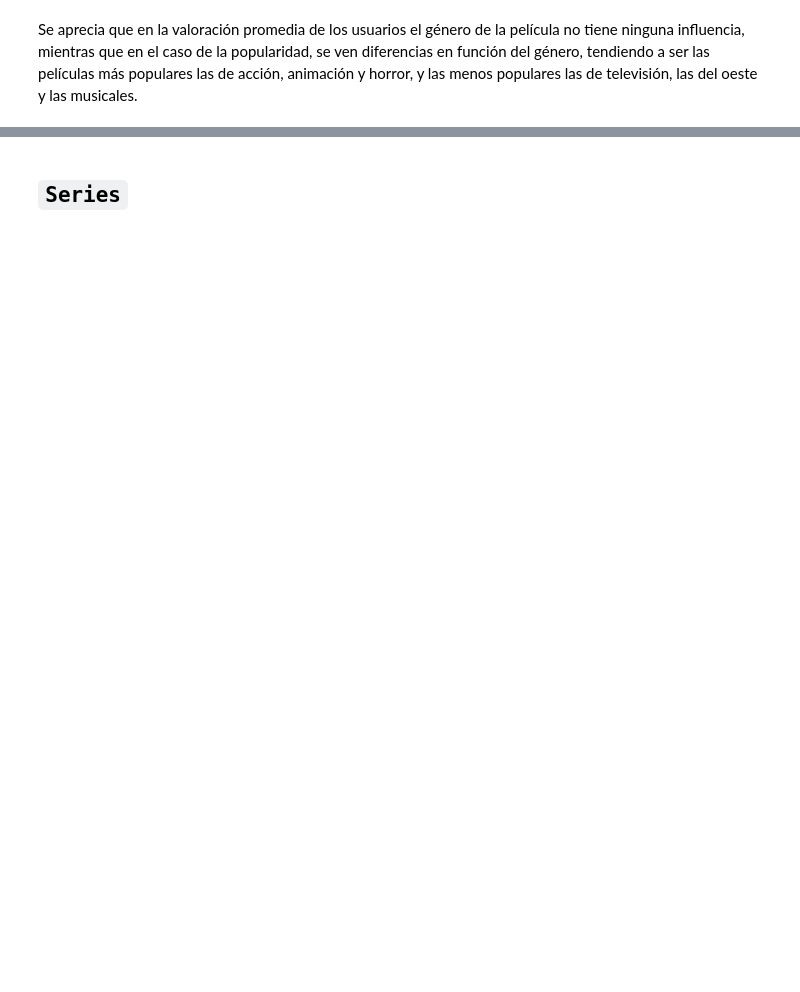
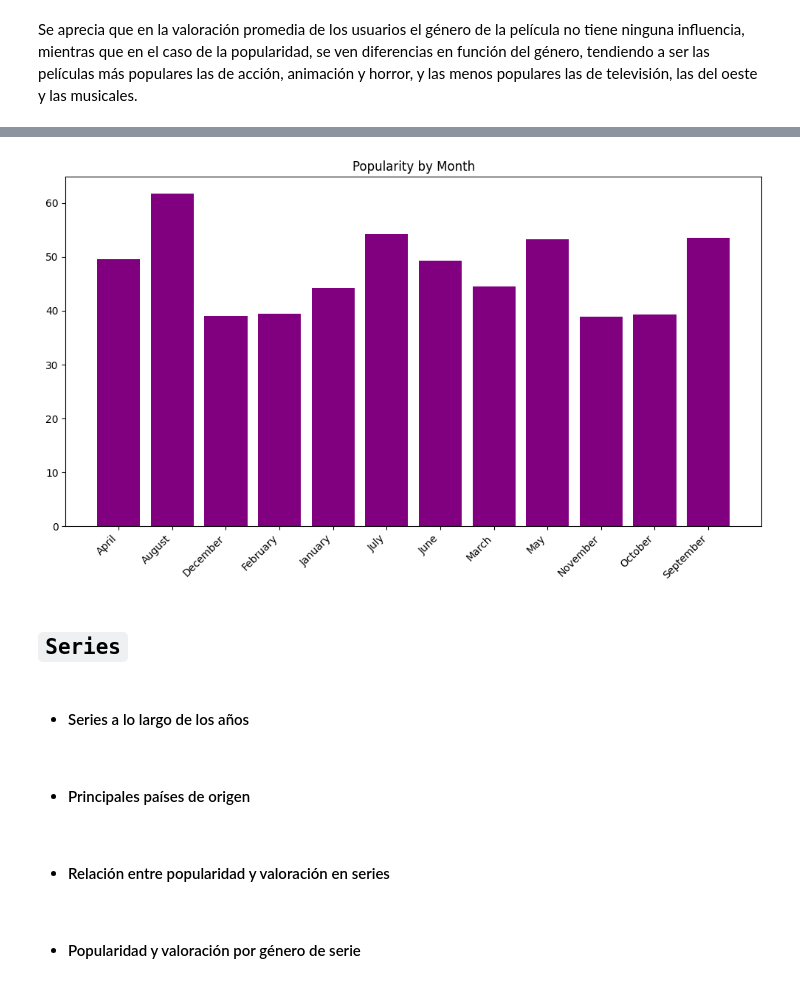
Before and after one commit to Jimme7/EDA-Films, a Jupyter notebook: src/Notebooks/Analysis_and_Visualizations.ipynb, the cells around one changed output, grey strips where cells are left out. Saved outputs shown, nothing was run; the diff lists cells and outputs as text; code cells hidden in the pictures; blank space fills up the shorter version.

```diff
--- a/src/Notebooks/Analysis_and_Visualizations.ipynb
+++ b/src/Notebooks/Analysis_and_Visualizations.ipynb
@@ -180,2 +182,25 @@ Se aprecia que en la valoración promedia de los usuarios el género de la pelí
+# %%
+films_by_month = films.groupby(by= 'release_month')[['popularity']].mean()
+# %%
+
+
+plt.figure(figsize=(10, 6))
+plt.bar(films_by_month.index, films_by_month['popularity'], label='Popularity', color='purple')
+plt.xticks(films_by_month.index, rotation=45, ha='right')  # Establecer el orden de los meses en el eje X
+plt.title('Popularity by Month')
+
+# Mostrar el gráfico
+plt.tight_layout()
+plt.show()
+# %% [output]
+[figure, added]
 # %% [markdown]
 ## `Series`
+# %% [markdown]
+- #### Series a lo largo de los años
+# %% [markdown]
+- #### Principales países de origen
+# %% [markdown]
+- #### Relación entre popularidad y valoración en series
+# %% [markdown]
+- #### Popularidad y valoración por género de serie
```
Also changed, not shown: parts of 3 cells of this notebook, 3 other files.
